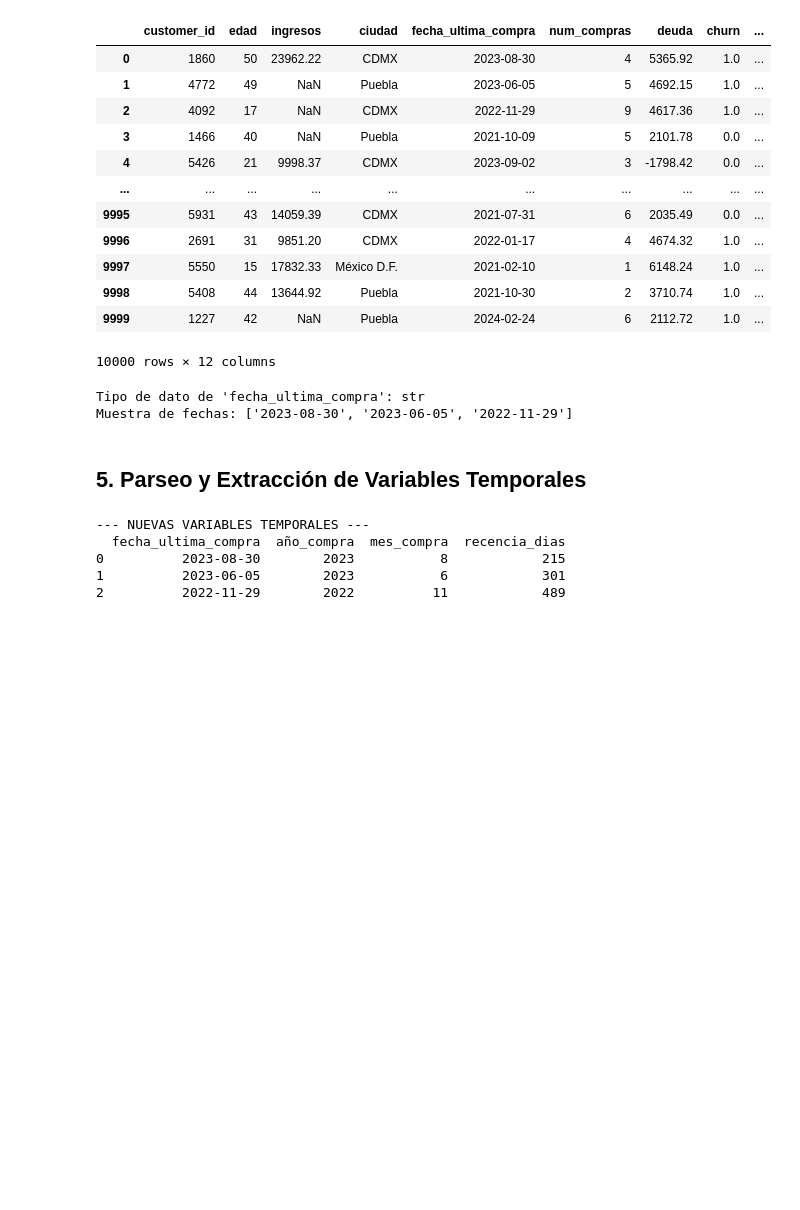
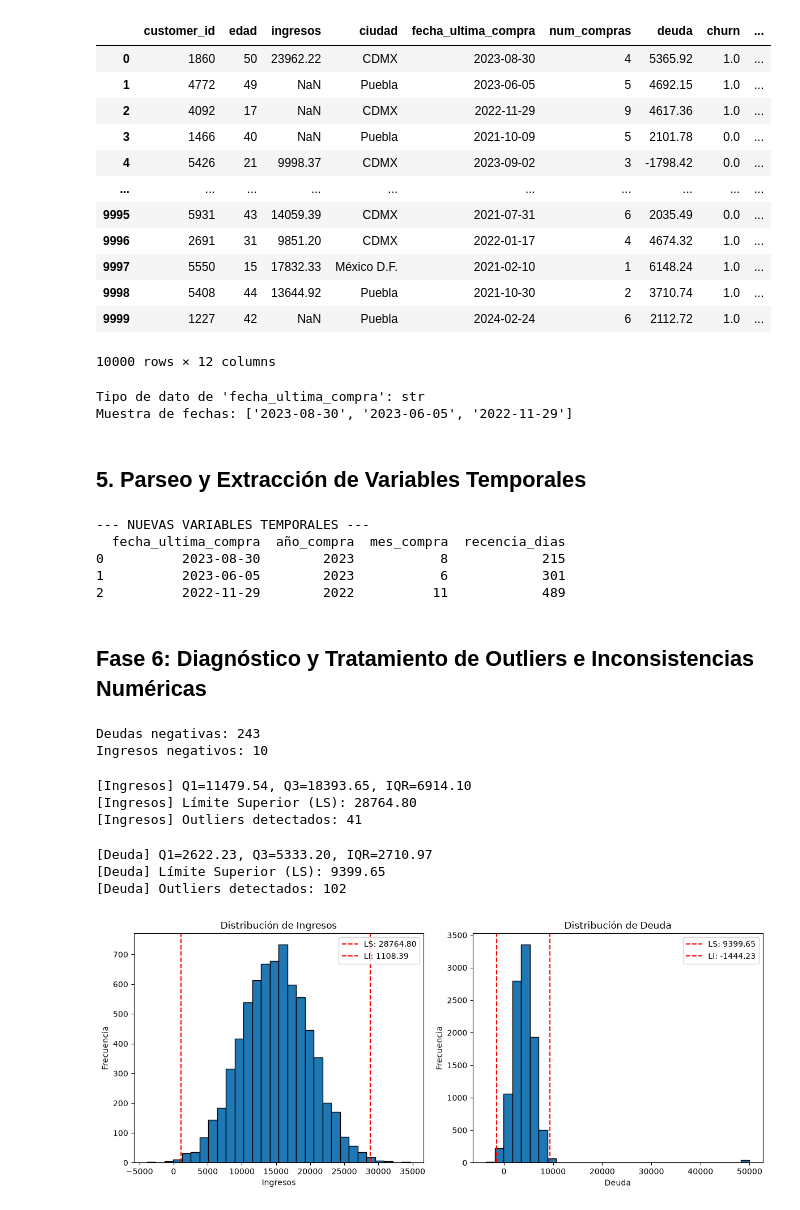
Before and after one commit to pdanielvazquez/limpieza-preprocesamiento-datos-dd-ibero-o26, a Jupyter notebook: practica-retail-clientes.ipynb, the cells around one changed output. Cells and saved outputs as stored; diff of their text form; code cells hidden in the pictures; blank space fills up the shorter version.

Commit message:
Diagnóstico de Outliers agregado

```diff
--- a/practica-retail-clientes.ipynb
+++ b/practica-retail-clientes.ipynb
@@ -215,3 +250,71 @@ print(df[['fecha_ultima_compra', 'año_compra', 'mes_compra', 'recencia_dias']].
 0          2023-08-30        2023           8            215
 1          2023-06-05        2023           6            301
 2          2022-11-29        2022          11            489
+# %% [markdown]
+## Fase 6: Diagnóstico y Tratamiento de Outliers e Inconsistencias Numéricas
+# %%
+# 1. Diagnóstico de Inconsistencias de Signo
+print(f"Deudas negativas: {(df['deuda'] < 0).sum()}")
+print(f"Ingresos negativos: {(df['ingresos'] < 0).sum()}")
+# %% [output]
+Deudas negativas: 243
+Ingresos negativos: 10
+# %%
+# 2. Diagnóstico de Outliers mediante IQR en 'ingresos'
+Q1_ing = df['ingresos'].quantile(0.25)
+Q3_ing = df['ingresos'].quantile(0.75)
+IQR_ing = Q3_ing - Q1_ing
+
+LI_ing = Q1_ing - 1.5 * IQR_ing
+LS_ing = Q3_ing + 1.5 * IQR_ing
+
+outliers_count = ((df['ingresos'] < LI_ing) | (df['ingresos'] > LS_ing)).sum()
+print(f"\n[Ingresos] Q1={Q1_ing:.2f}, Q3={Q3_ing:.2f}, IQR={IQR_ing:.2f}")
+print(f"[Ingresos] Límite Superior (LS): {LS_ing:.2f}")
+print(f"[Ingresos] Outliers detectados: {outliers_count}")
+# %% [output]
+[Ingresos] Q1=11479.54, Q3=18393.65, IQR=6914.10
+[Ingresos] Límite Superior (LS): 28764.80
+[Ingresos] Outliers detectados: 41
+# %%
+# 3. Diagnóstico de Outliers mediante IQR en 'deuda'
+Q1_deuda = df['deuda'].quantile(0.25)
+Q3_deuda = df['deuda'].quantile(0.75)
+IQR_deuda = Q3_deuda - Q1_deuda
+
+LI_deuda = Q1_deuda - 1.5 * IQR_deuda
+LS_deuda = Q3_deuda + 1.5 * IQR_deuda
+
+outliers_count = ((df['deuda'] < LI_deuda) | (df['deuda'] > LS_deuda)).sum()
+print(f"\n[Deuda] Q1={Q1_deuda:.2f}, Q3={Q3_deuda:.2f}, IQR={IQR_deuda:.2f}")
+print(f"[Deuda] Límite Superior (LS): {LS_deuda:.2f}")
+print(f"[Deuda] Outliers detectados: {outliers_count}")
+# %% [output]
+[Deuda] Q1=2622.23, Q3=5333.20, IQR=2710.97
+[Deuda] Límite Superior (LS): 9399.65
+[Deuda] Outliers detectados: 102
+# %%
+# Grafica de distribución de ingresos (subplot-1) y deuda (subplot-2) de tipo histograma con limites de outliers
+plt.figure(figsize=(12, 5))
+plt.subplot(1, 2, 1)
+plt.hist(df['ingresos'], bins=30, edgecolor='black')
+plt.xlabel('Ingresos')
+plt.ylabel('Frecuencia')
+plt.title('Distribución de Ingresos')
+plt.axvline(LS_ing, color='r', linestyle='--', label=f'LS: {LS_ing:.2f}')
+plt.axvline(LI_ing, color='r', linestyle='--', label=f'LI: {LI_ing:.2f}')
+plt.legend()
+
+plt.subplot(1, 2, 2)
+plt.hist(df['deuda'], bins=30, edgecolor='black')
+plt.xlabel('Deuda')
+plt.ylabel('Frecuencia')
+plt.title('Distribución de Deuda')
+plt.axvline(LS_deuda, color='r', linestyle='--', label=f'LS: {LS_deuda:.2f}')
+plt.axvline(LI_deuda, color='r', linestyle='--', label=f'LI: {LI_deuda:.2f}')
+plt.legend()
+
+plt.tight_layout()
+plt.show()
+# %% [output]
+[figure, added]
```
Also changed, not shown: parts of 4 cells of this notebook.
